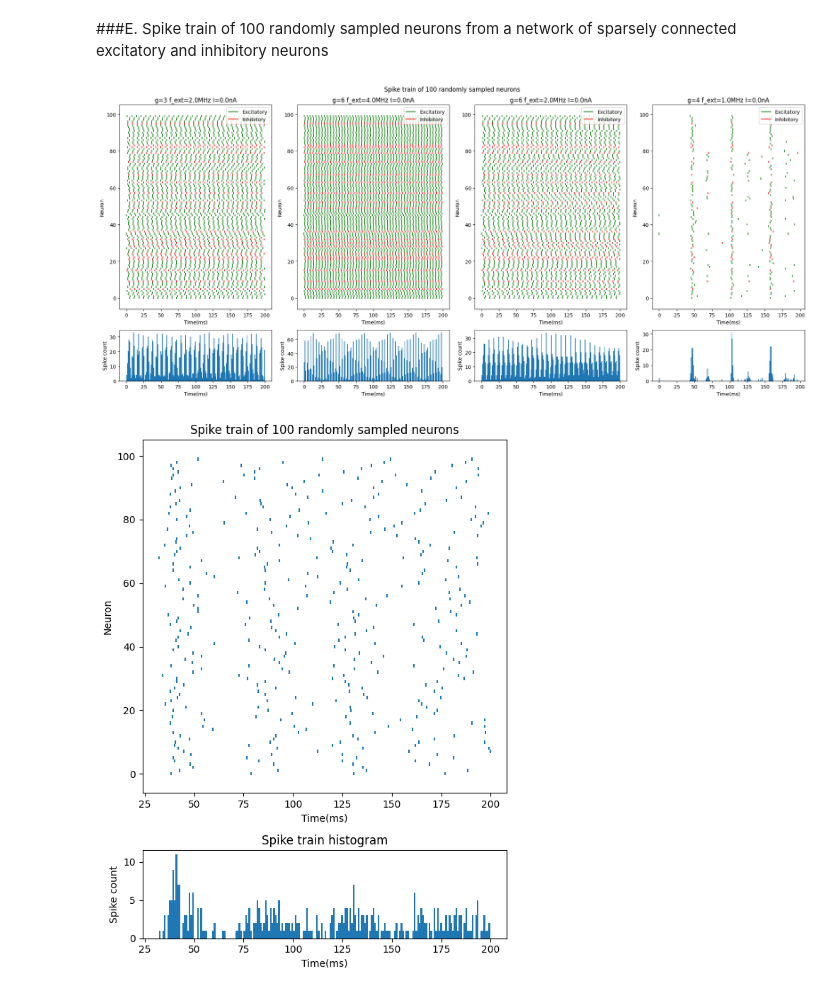
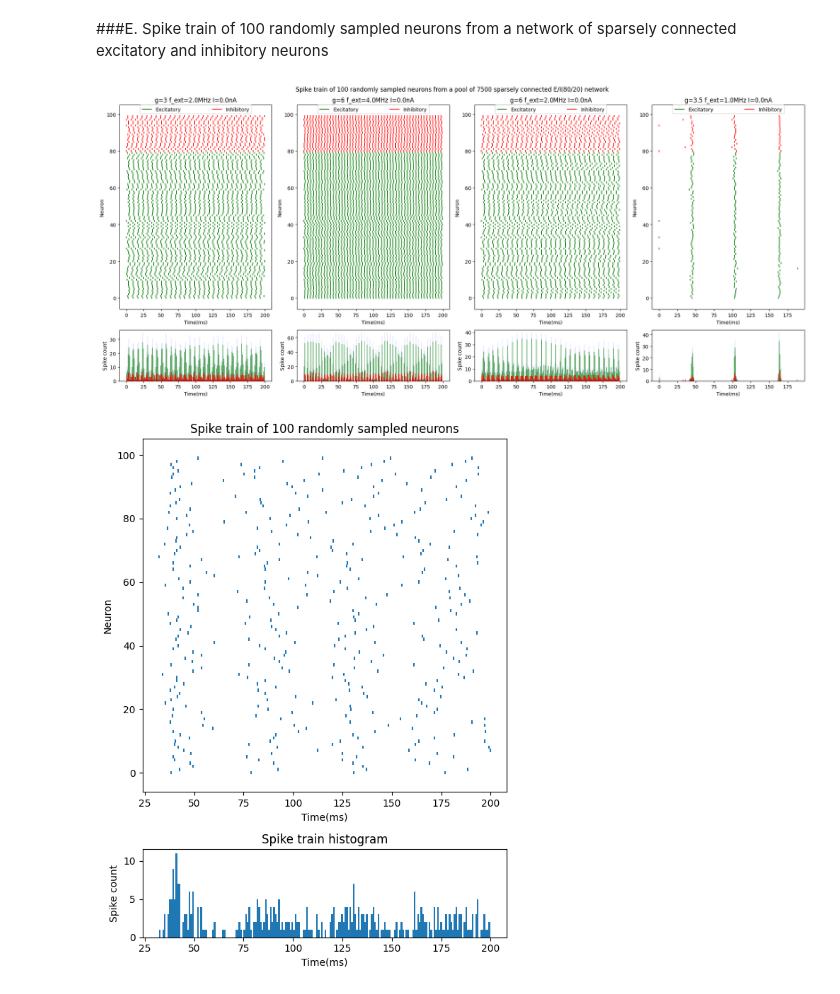
Before and after one commit to shreyasmiraj/dynamical_system_sparse_EI_network, a Jupyter notebook: E_I_network_dynamics.ipynb, the cells around one changed output. Cells and saved outputs as stored; diff of their text form; code cells hidden in the pictures.

Commit message:
network optimisation

```diff
--- a/E_I_network_dynamics.ipynb
+++ b/E_I_network_dynamics.ipynb
@@ -558,7 +570,7 @@ for i,(I, poisson_rate_excitatory) in enumerate(zip(I_range, poisson_rate_range)
     v = neuron.v
     dv = neuron.dv
 
-    refractory_start = np.where(np.abs(np.diff(neuron.v)) >= 10)[0]
+    refractory_start = np.where(np.abs(np.diff(neuron.v)) >= neuron.v_threshold - neuron.v_reset - 1)[0]
     refractory_end = np.where(np.abs(np.diff(neuron.dv[1:])) >= ((neuron.R*neuron.I) - (neuron.v_reset - neuron.v_rest))/neuron.tau)[0]+1
     refractory_transition_v = np.array([np.nanmean(neuron.v[refractory_start]), np.nanmean(neuron.v[refractory_start+1])])
     refractory_transition_dv = np.array([np.nanmean(neuron.dv[refractory_start]), np.nanmean(neuron.dv[refractory_start+1])])
@@ -838,9 +849,7 @@ sparse_network.reset()
 warnings.filterwarnings("ignore")
 # %%
 f_ext_range = np.array([2,4,2,1])*1e6
-g_range = [3,6,6,4]
-
-sample_neurons = np.random.choice(sparse_network.N_total, size=100, replace=False)
+g_range = [3,6,6,3.5]
 
 fig, axes  = plt.subplots(nrows=2, ncols=4, gridspec_kw={'height_ratios': [4, 1]})
 fig.set_tight_layout(True)
@@ -852,8 +861,8 @@ fig.set_figwidth(20)
 
 excitatory_neurons = np.random.choice(np.where(sparse_network.neuron_type == 1)[0], size=80, replace=False)
 inhibitory_neurons = np.random.choice(np.where(sparse_network.neuron_type == -1)[0], size=20, replace=False)
-
-sample_neurons = np.random.choice(np.concatenate((inhibitory_neurons, excitatory_neurons),axis=0), size=100, replace=False)
+# sample_neurons = np.random.choice(sparse_network.N_total, size=100, replace=False)
+sample_neurons = np.concatenate((excitatory_neurons, inhibitory_neurons),axis=0)
 colors = []
 legend = []
 excitatory_flag = 0
@@ -865,41 +874,50 @@ for neuron in sample_neurons:
       legend.append('Excitatory')
       excitatory_flag = 1
     elif not inhibitory_flag:
       legend.append('_nolegend_')
   else:
     colors.append('r')
     if not inhibitory_flag:
       legend.append('Inhibitory')
       inhibitory_flag = 1
     elif not excitatory_flag:
       legend.append('_nolegend_')
 
-
 for i, (rate, g) in enumerate(zip(f_ext_range, g_range)):
   sparse_network.poisson_rate_excitatory = rate
   sparse_network.g = g
   sparse_network.reset()
   sparse_network.evolve()
 
   _ = axes[0][i].eventplot(sparse_network.spike_data[sample_neurons], linelengths=1, colors=colors)
   axes[0][i].set_title('g='+str(g)+' f_ext='+str(rate/1e6)+'MHz'+' I='+str(sparse_network.I*1e6)+'nA')
   axes[0][i].set_xlabel('Time(ms)')
   axes[0][i].set_ylabel('Neuron')
-  _ = axes[0][i].legend(legend)
+  _ = axes[0][i].legend(legend, bbox_to_anchor=(0., 1.0, 1., .10), ncols=2, mode='expand', borderaxespad=4.1)
 
-  all_spikes = np.array([])
-  for j, data in enumerate(sparse_network.spike_data[sample_neurons]):
-    all_spikes = np.concatenate([all_spikes, data])
+  all_spikes = []
+  for neuron in sample_neurons:
+    all_spikes.extend(sparse_network.spike_data[neuron])
 
-  _ = axes[1][i].hist(all_spikes, bins=int(len(sparse_network.t_span)/10))
+  excitatory_spikes = []
+  inhibitory_spikes = []
+  for neuron in sample_neurons:
+    if sparse_network.neuron_type[neuron] == 1:
+      excitatory_spikes.extend(sparse_network.spike_data[neuron])
+    else:
+      inhibitory_spikes.extend(sparse_network.spike_data[neuron])
+
+  _ = axes[1][i].hist(all_spikes, bins=int(len(sparse_network.t_span)/10), color='b', alpha=0.1)
+  _ = axes[1][i].hist(excitatory_spikes, bins=int(len(sparse_network.t_span)/10), color='g', alpha=0.8)
+  _ = axes[1][i].hist(inhibitory_spikes, bins=int(len(sparse_network.t_span)/10), color='r', alpha=0.6)
   axes[1][i].set_title('')
   axes[1][i].set_xlabel('Time(ms)')
   axes[1][i].set_ylabel('Spike count')
 
-fig.suptitle('Spike train of 100 randomly sampled neurons')
+fig.suptitle('Spike train of 100 randomly sampled neurons from a pool of 7500 sparsely connected E/I(80/20) network')
 fig.show()
 # %% [output]
-[figure, old version]
+[figure, new version]
 # %%
 sample_neurons = np.random.choice(sparse_network.N_total, size=100, replace=False)
 fig, axes  = plt.subplots(nrows=2, gridspec_kw={'height_ratios': [4, 1]})
```
Also changed, not shown: parts of 3 cells of this notebook.
